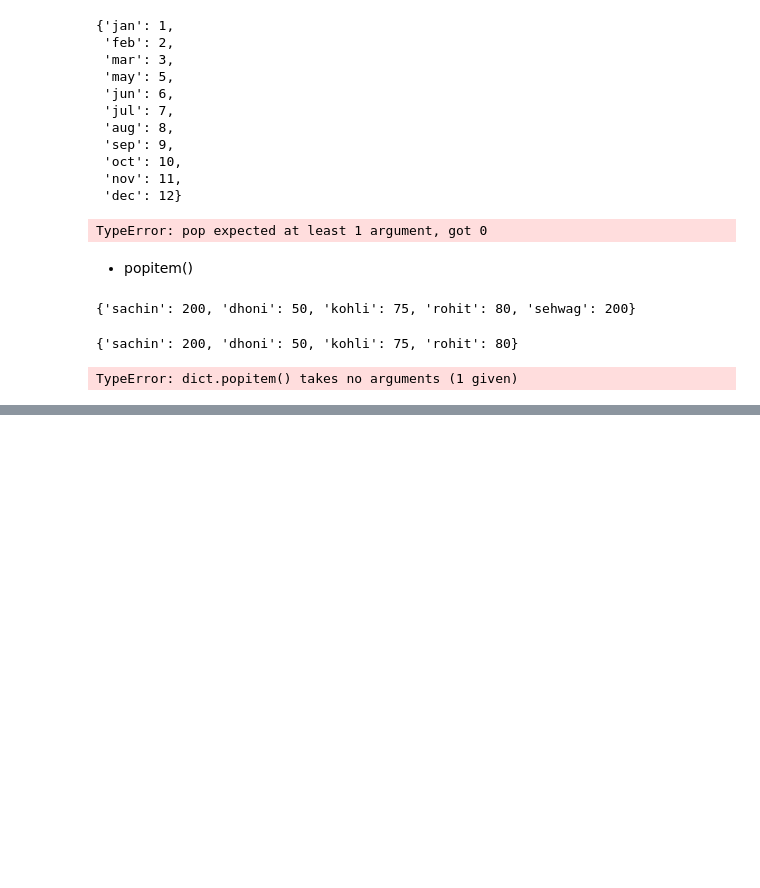
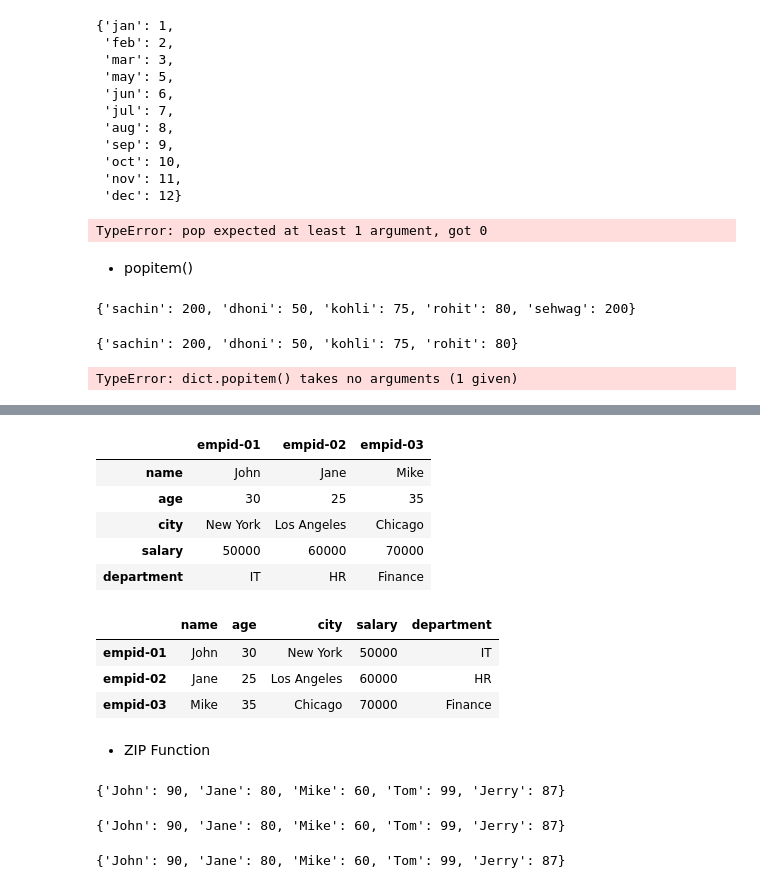
Before and after one commit to sumedhkumar/LEARN-PYTHON, a Jupyter notebook: 1.18.1_dictionary_in_python.ipynb, the cells around one changed output, grey strips where cells are left out. Cells and saved outputs as stored; diff of their text form; code cells hidden in the pictures; blank space fills up the shorter version.

```diff
--- a/1.18.1_dictionary_in_python.ipynb
+++ b/1.18.1_dictionary_in_python.ipynb
@@ -347,0 +455,9 @@ TypeError: dict.popitem() takes no arguments (1 given)
+# %%
+# How to make dataframe from nested list
+
+# nested dictionary
+
+new_dict = {"empid-01": {"name": "John", "age": 30, "city": "New York", "salary": 50000, "department": "IT"},
+            "empid-02": {"name": "Jane", "age": 25, "city": "Los Angeles", "salary": 60000, "department": "HR"},
+            "empid-03": {"name": "Mike", "age": 35, "city": "Chicago", "salary": 70000, "department": "Finance"}}
+new_dict
@@ -347,0 +480,38 @@ TypeError: dict.popitem() takes no arguments (1 given)
+# %%
+import pandas as pd
+
+df = pd.DataFrame(new_dict)
+df # T transpose
+# %% [output]
+|  | empid-01 | empid-02 | empid-03 |
+| name | John | Jane | Mike |
+| age | 30 | 25 | 35 |
+| city | New York | Los Angeles | Chicago |
+| salary | 50000 | 60000 | 70000 |
+| department | IT | HR | Finance |
+# %%
+df.T
+# %% [output]
+|  | name | age | city | salary | department |
+| empid-01 | John | 30 | New York | 50000 | IT |
+| empid-02 | Jane | 25 | Los Angeles | 60000 | HR |
+| empid-03 | Mike | 35 | Chicago | 70000 | Finance |
+# %% [markdown]
+- ZIP Function
+# %%
+# back working of ZIP function
+
+marks = [90, 80, 60, 99, 87]
+names = ["John", "Jane", "Mike", "Tom", "Jerry"]
+dict1 = {}
+
+for i, key in enumerate(names):
+    # print(i, key)
+    for j in range(len(marks)):
+        # print(j, marks[j], marks[j][i])
+        if i == j:
+            dict1[key] = marks[j]
+
+dict1
+# %% [output]
+{'John': 90, 'Jane': 80, 'Mike': 60, 'Tom': 99, 'Jerry': 87}
@@ -347,0 +521,11 @@ TypeError: dict.popitem() takes no arguments (1 given)
+# %%
+results = list(zip(names, marks))
+final_results= dict(results)
+final_results
+# %% [output]
+{'John': 90, 'Jane': 80, 'Mike': 60, 'Tom': 99, 'Jerry': 87}
+# %%
+results = dict(zip(names, marks))
+results
+# %% [output]
+{'John': 90, 'Jane': 80, 'Mike': 60, 'Tom': 99, 'Jerry': 87}
```
Also changed, not shown: parts of 30 cells of this notebook.
